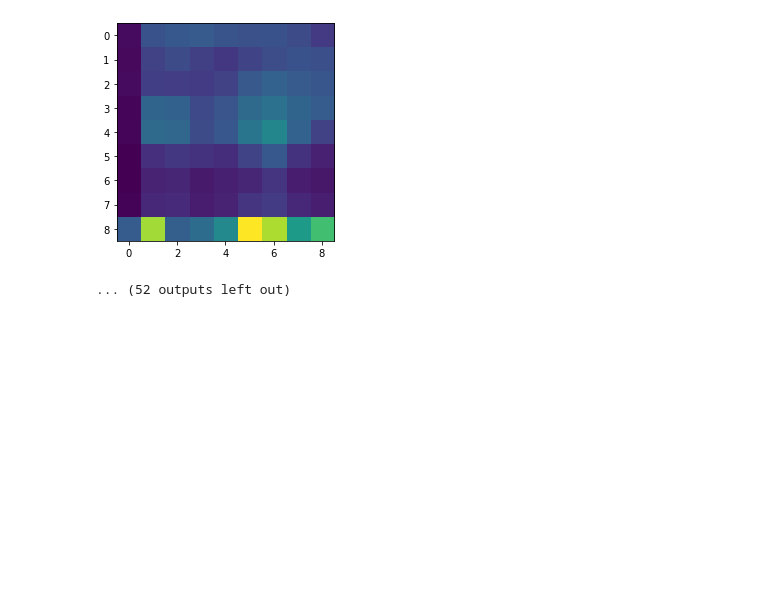
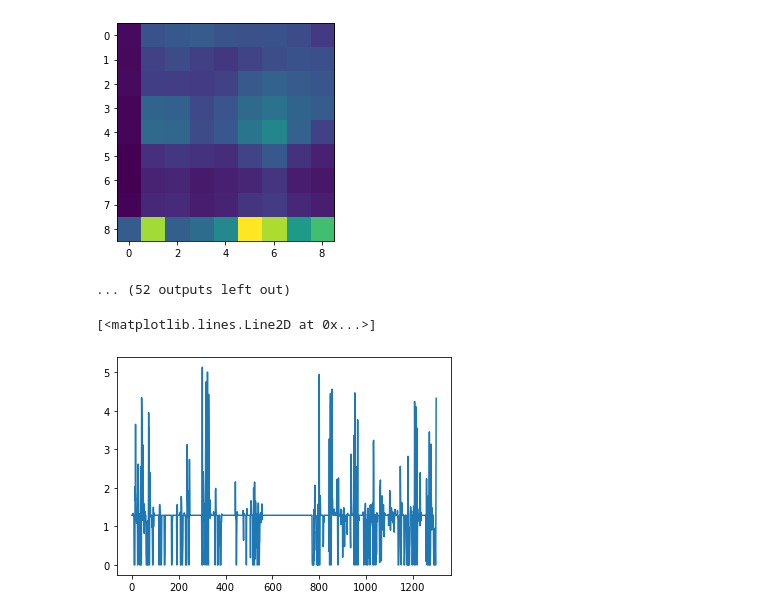
Before and after one commit to mariakesa/UdacityMachineLearningEngineerNanoDegree, a Jupyter notebook: dev/RunningTrainedNet.ipynb, the cells around one changed output. Saved outputs shown, nothing was run; the diff lists cells and outputs as text; code cells hidden in the pictures; blank space fills up the shorter version.

Commit message:
save images

```diff
--- a/dev/RunningTrainedNet.ipynb
+++ b/dev/RunningTrainedNet.ipynb
@@ -266,7 +266,7 @@ class DQN_(pl.LightningModule):
             epsilon: epsilon value for DQN agent
         """
         total_rewards = []
-
+        self.im_arr=[]
         for _ in range(n_epsiodes):
             episode_state = env.reset()
             done = False
@@ -279,13 +279,14 @@ class DQN_(pl.LightningModule):
                 import matplotlib.pyplot as plt
                 #plt.imshow(episode_state[0,:,:])
                 #plt.show()
+                self.im_arr.append(np.mean(episode_state,axis=0).flatten())
                 next_state, reward, done, _ = env.step(action[0])
                 episode_state = next_state
                 episode_reward += reward
 
             total_rewards.append(episode_reward)
             self.activations=self.agent.recorder.data
-
+        self.im_arr=np.array(self.im_arr)
         return total_rewards
 
     def populate(self, warm_start: int) -> None:
@@ -648,3 +653,8 @@ for l in range(0,64):
 [figure]
 [figure]
 ... (52 outputs left out)
+# %%
+plt.plot(t_arr[1])
+# %% [output]
+[<matplotlib.lines.Line2D at 0x...>]
+[figure, added]
```
Also changed, not shown: parts of 2 cells of this notebook.
